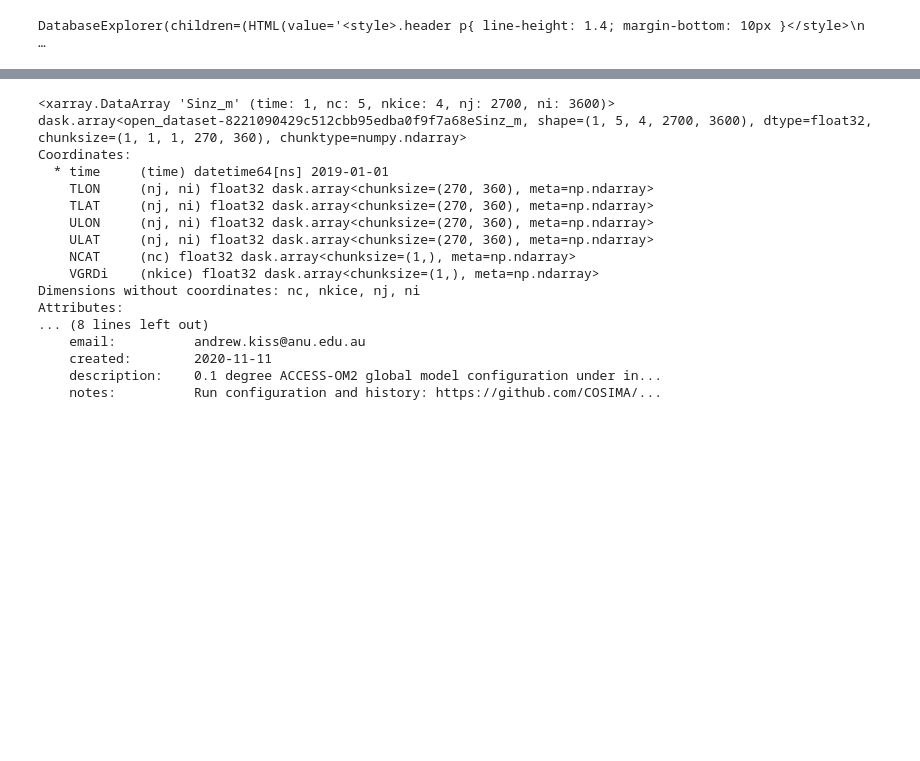
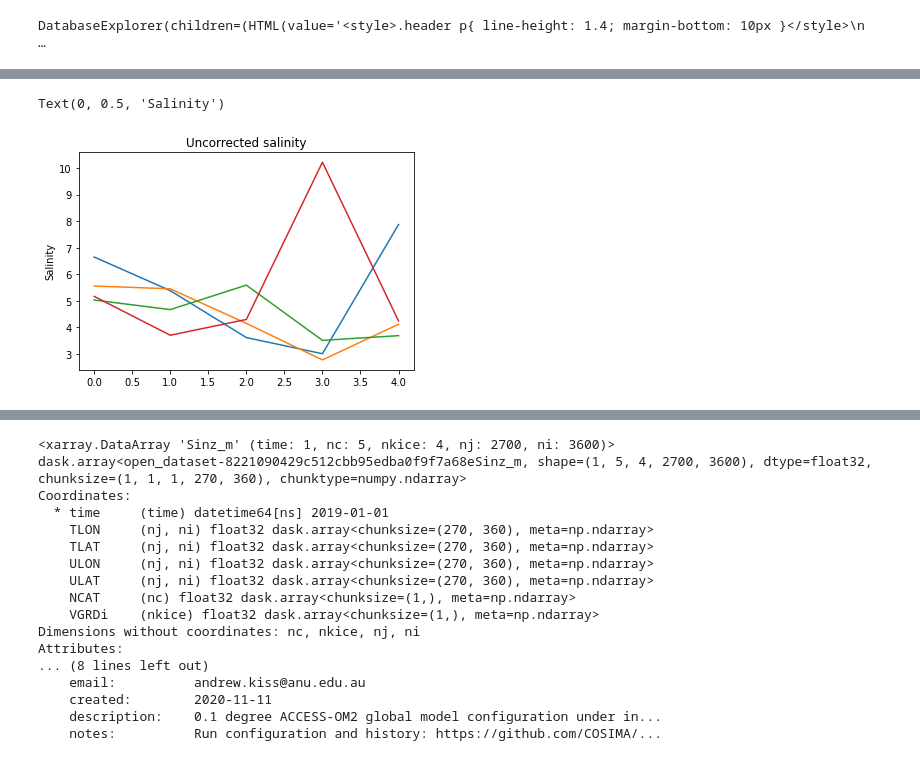
Before and after one commit to aekiss/notebooks, a Jupyter notebook: check-sinz-tinz.ipynb, the cells around one changed output, grey strips where cells are left out. Drawn from its saved outputs; the diff is of its cells as text; code cells hidden in the pictures; blank space fills up the shorter version.

```diff
--- a/check-sinz-tinz.ipynb
+++ b/check-sinz-tinz.ipynb
@@ -48,0 +51,8 @@ sinz = cc.querying.getvar('01deg_jra55v140_iaf_cycle3', 'Sinz_m', session, n=-1)
+# %%
+s = sinz.isel(time=0, ni=999, nj=2699).values
+plt.plot(s)
+plt.title('Uncorrected salinity')
+plt.ylabel('Salinity')
+# %% [output]
+Text(0, 0.5, 'Salinity')
+[figure, added]
```
Also changed, not shown: parts of 18 cells of this notebook.
